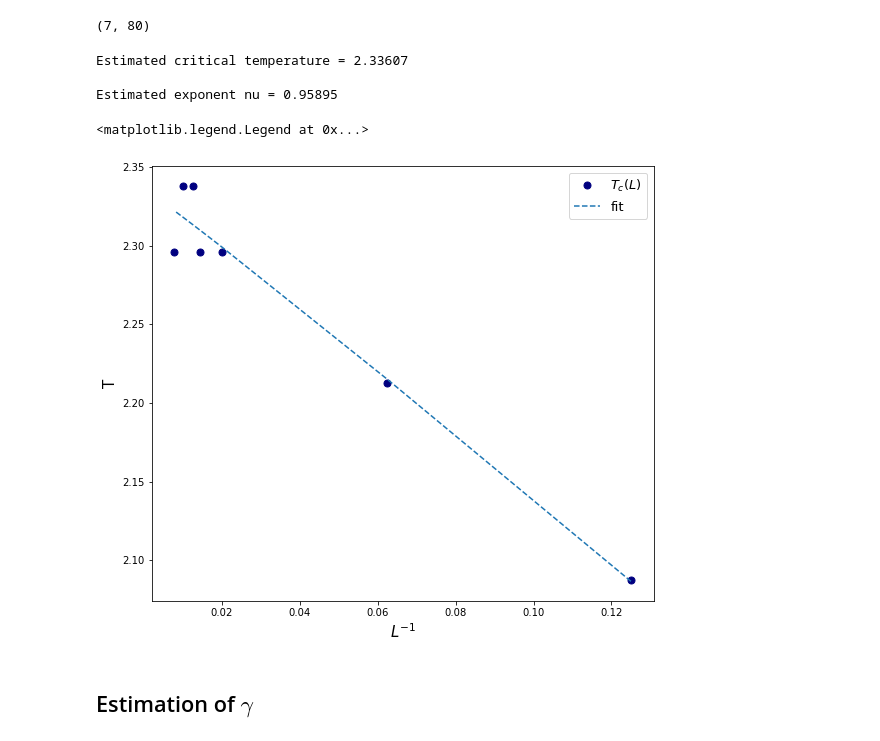
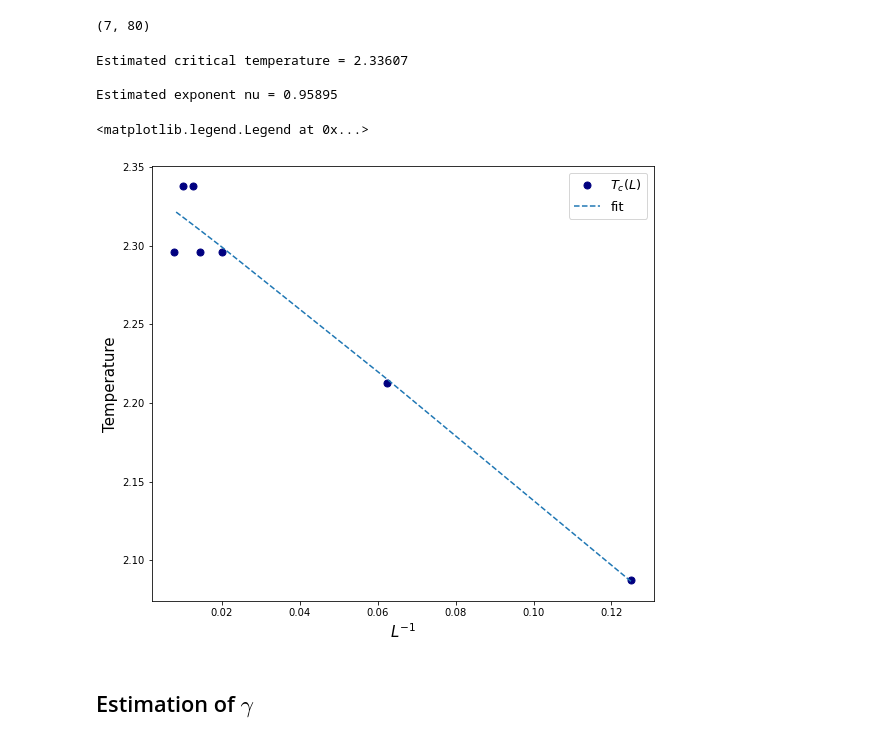
Before and after one commit to divaric99/Project_Ising_2D, a Jupyter notebook: ising2d_COMPLETE_09_03.ipynb, the cells around one changed output. Drawn from its saved outputs; the diff is of its cells as text; code cells hidden in the pictures.

```diff
--- a/ising2d_COMPLETE_09_03.ipynb
+++ b/ising2d_COMPLETE_09_03.ipynb
@@ -609,35 +609,35 @@ Chi_max = np.zeros((nl,))
 T_max = np.zeros((nl,))
 
 for i in range(nl):
     imax = np.argmax(Chi[i,:])
     Chi_max[i] = Chi[i,imax]
     T_max[i] = Te[imax]
 
 
 def Tc_fit(n,Tc_est,c,x):
     T_max = Tc_est+c*n**x
     return T_max
 
 L_inv = np.array([1/L for L in L_tot])
 guess = [0.45,0.2,1]
 par, cov = curve_fit(Tc_fit,L_inv,T_max,guess,maxfev=int(1e6))
 Tc_est = par[0]
 nu = par[2]**(-1)
 print('Estimated critical temperature = {0:1.5f}\n'.format(Tc_est))
 print('Estimated exponent nu = {0:1.5f}\n'.format(nu))
 
 fig, ax = plt.subplots(figsize=(9,8))
 ax.plot(L_inv, T_max, 'o',markersize=7, color="navy", label="$T_{c}(L)$")
 ax.plot(L_inv, Tc_fit(L_inv,par[0],par[1],par[2]), '--', label="fit")
 ax.set_xlabel("$L^{-1}$", fontsize=15)
-ax.set_ylabel("T",fontsize=15)
+ax.set_ylabel("Temperature",fontsize=15)
 ax.legend(loc="best",fontsize=13)
 # %% [output]
 Estimated critical temperature = 2.33607
 
 Estimated exponent nu = 0.95895
 <matplotlib.legend.Legend at 0x...>
-[figure, old version]
+[figure, new version]
 # %% [markdown]
 ## Estimation of $\gamma$
 # %% [markdown]
```
Also changed, not shown: parts of 5 cells of this notebook.
